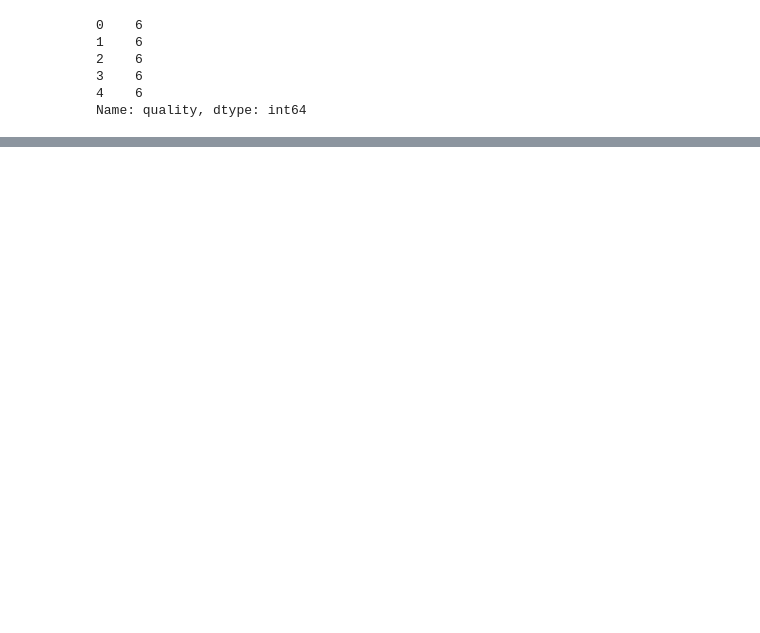
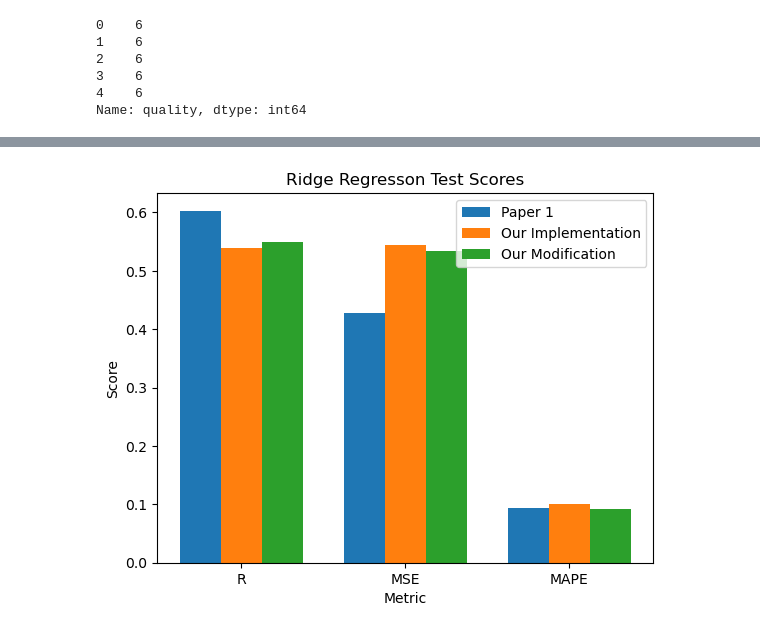
Before and after one commit to tyleryip/ENSF544_Project2, a Jupyter notebook: paper1-RidgeRegression.ipynb, the cells around one changed output, grey strips where cells are left out. Saved outputs shown, nothing was run; the diff lists cells and outputs as text; code cells hidden in the pictures; blank space fills up the shorter version.

```diff
--- a/paper1-RidgeRegression.ipynb
+++ b/paper1-RidgeRegression.ipynb
@@ -337,0 +303,23 @@ data.head()
+# %%
+test_scores = np.array([[0.6029, 0.4281, 0.0934],[0.5384447223073908
+, 0.5434445670236645, 0.10042102212604749],[0.5108443879180466, 0.6179273329003916, 0.10300365348072621]])
+
+x = np.arange(len(metric_labels))
+width = 0.25
+
+fig, ax = plt.subplots()
+rects1 = ax.bar(x - width, train_scores[0], width, label=source_labels[0])
+rects2 = ax.bar(x, train_scores[1], width, label=source_labels[1])
+rects3 = ax.bar(x + width, train_scores[2], width, label=source_labels[2])
+
+ax.set_title('Ridge Regresson Test Scores')
+ax.set_ylabel('Score')
+ax.set_xlabel('Metric')
+ax.legend()
+
+ax.set_xticks(x)
+ax.set_xticklabels(metric_labels, rotation=0)
+
+plt.show()
+# %% [output]
+[figure, added]
```
Also changed, not shown: parts of 13 cells of this notebook.
